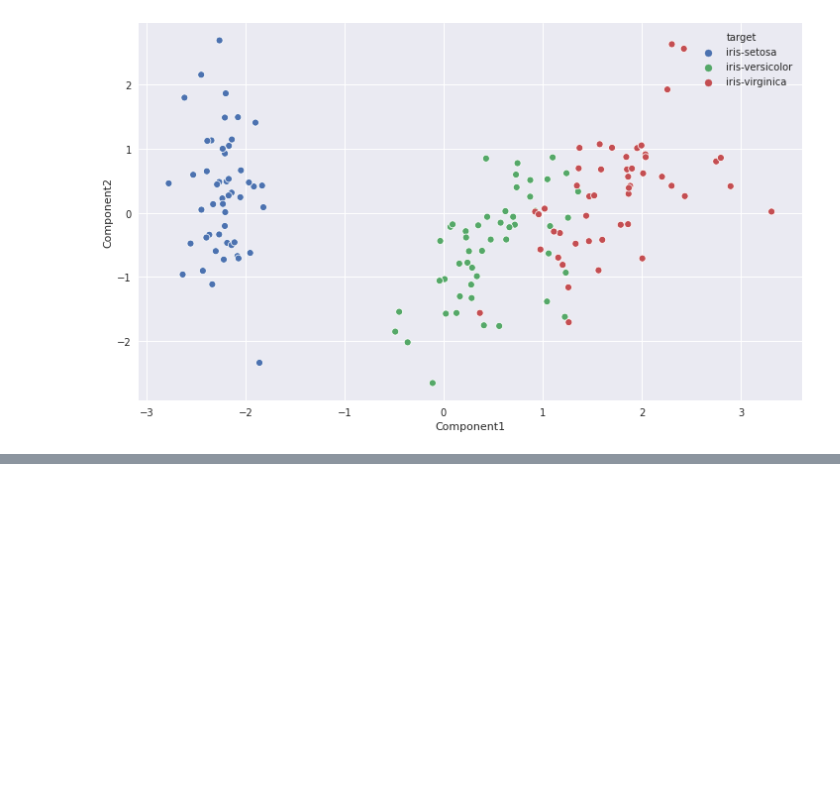
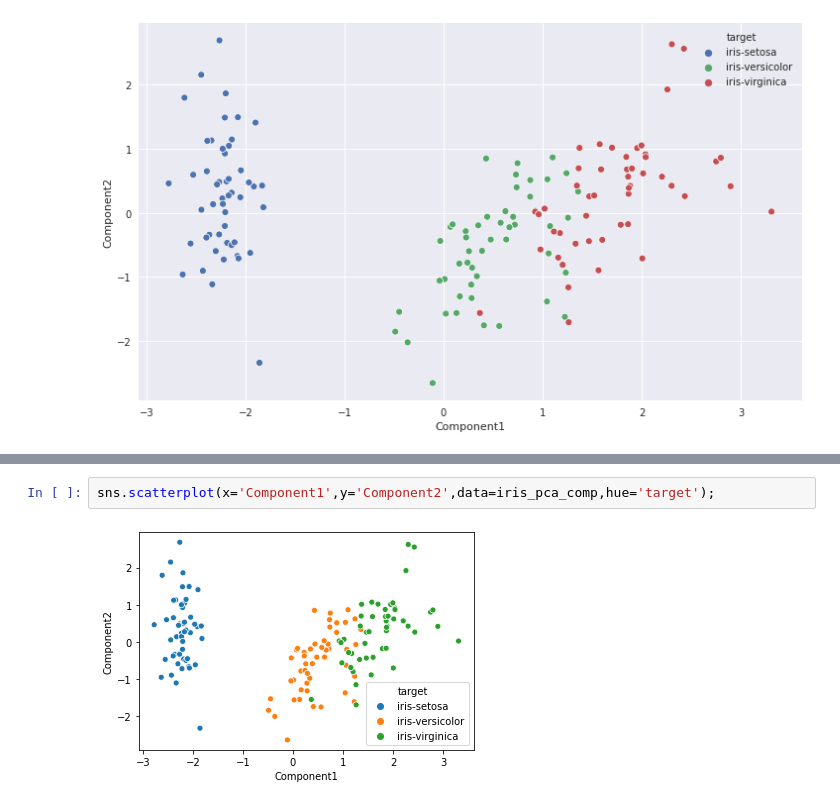
Before and after one commit to raj-shr-git/AAIC_Practice, a Jupyter notebook: VIDEO_PRACTICE/MODULE-1/M2_PCA.ipynb, the cells around one changed output, grey strips where cells are left out. Drawn from its saved outputs; the diff is of its cells as text; blank space fills up the shorter version.

```diff
--- a/VIDEO_PRACTICE/MODULE-1/M2_PCA.ipynb
+++ b/VIDEO_PRACTICE/MODULE-1/M2_PCA.ipynb
@@ -161,0 +291,4 @@ with plt.style.context('seaborn'):
+# %%
+sns.scatterplot(x='Component1',y='Component2',data=iris_pca_comp,hue='target');
+# %% [output]
+[figure, added]
```
Also changed, not shown: parts of 47 cells of this notebook, 2 other files.
